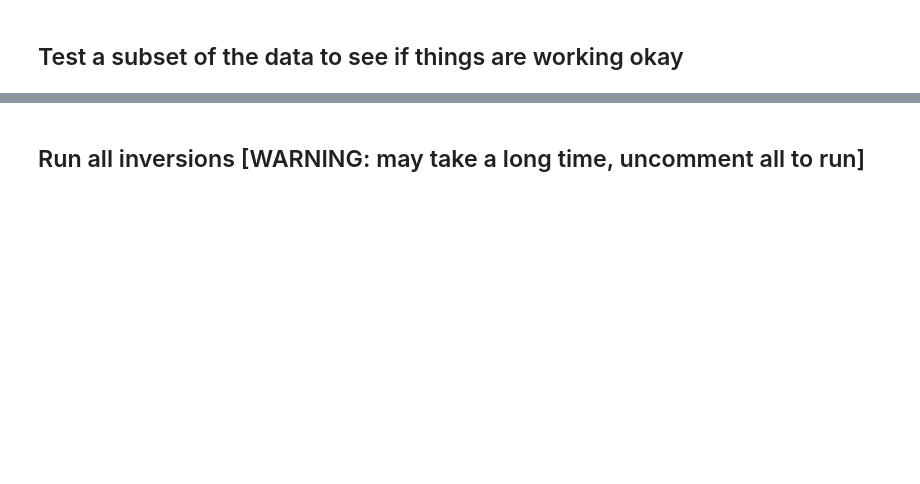
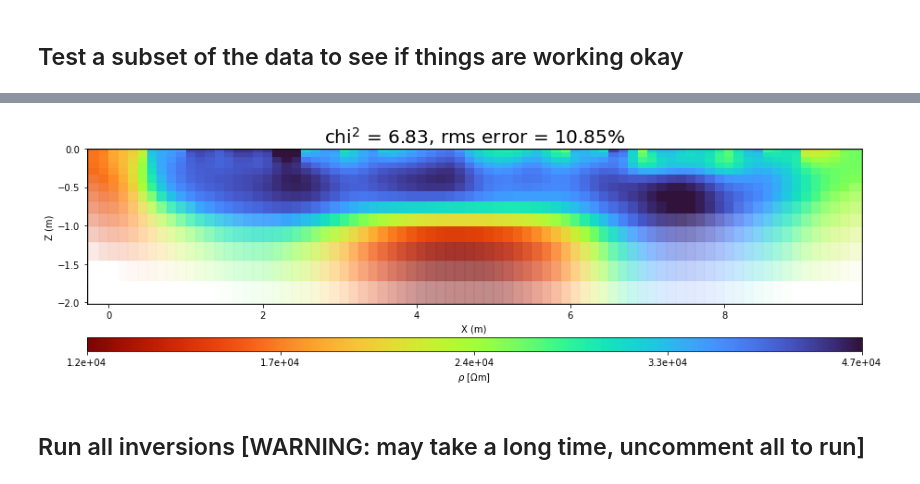
Before and after one commit to teddiherring/permafrost-data-processing, a Jupyter notebook: data_processing_AERT.ipynb, the cells around one changed output, grey strips where cells are left out. Saved outputs shown, nothing was run; the diff lists cells and outputs as text; code cells hidden in the pictures; blank space fills up the shorter version.

Commit message:
added time-lapse inversion and gridded model

```diff
--- a/data_processing_AERT.ipynb
+++ b/data_processing_AERT.ipynb
@@ -610,0 +546,80 @@ ABORT: too many data points filtered from 22.06.2019 12:00:00. Data not inverted
+# %%
+# load data (separated into electrodes and data file for convenience)
+
+data_in = pd.read_csv('data_AERT/craterlake_data.txt',sep='\t')
+
+
+# choose some random datasets...
+
+# import random
+
+# n_tests = 5
+
+# test_i = []
+# for i in range(n_tests):
+#     test_i.append(random.randint(0, n_surveys))
+
+# test_i = np.sort(test_i)
+
+
+# ... or test a couple specific datasets
+
+test_i = [339,543]
+
+# 339 has a few data points removed
+# 543 is where it crashed last time, due to too many data points removed
+
+
+# make dictionary to store results
+
+ert_all = dict.fromkeys(['rho_s','sens','survey_name','rms'])
+
+for j in range(0,len(test_i)):
+
+    data = pg.DataContainerERT()
+
+    for k in range(0,len(E)):
+        data.createSensor([E[k], 0.0]) # 2D, no topography
+
+    cf = []
+    for k in range(0,len(A)):
+        cf.append([A[k]-1,B[k]-1,M[k]-1,N[k]-1])
+
+    for k in range(0,len(A)):
+        data.createFourPointData(k, *map(int, cf[k]))
+
+    i = test_i[j]
+
+    filename = data_in.iloc[i*n_lines]['U0(mV)'][0:10] + ' ' + data_in.iloc[i*n_lines]['U90(mV)'][0:8] # use date and time to ID surveys
+
+    data['err'] = np.array(data_in['errorU0(%)'].iloc[(i*n_lines)+3:(i+1)*n_lines].astype(float))
+    data['u'] = np.array(data_in['U0(mV)'].iloc[(i*n_lines)+3:(i+1)*n_lines].astype(float)/1000)
+    data['i'] = np.array(data_in['I(mA)'].iloc[(i*n_lines)+3:(i+1)*n_lines].astype(float)/1000)
+
+    grid = pg.createGrid(
+        x=xlocs,
+        y=ylocs,
+        marker=1,
+        worldBoundaryMarker=True
+    )
+
+    mgr, ert_inv = process_ERT_data(
+        data_raw = data,
+        survey_name = filename,
+        mesh=grid, # for unstructured mesh, can just say mesh=None
+        start_model=None, # set to None for no temporal constraint
+        plotdata=True,
+        plotmodel=True,
+        plotmisfit=False)
+
+    if ert_inv == None:
+        pass
+    else:
+        if ert_all['rho_s']==None:
+            ert_all = ert_inv
+        else:
+            ert_all = {key: ert_all[key] + ert_inv[key] for key in ert_all}
+
+
+ert_all = pd.DataFrame.from_dict(ert_all)
+# %% [output]
@@ -611,3 +635,4 @@ ABORT: too many data points filtered from 22.06.2019 12:00:00. Data not inverted
+[figure, added]
 # %% [markdown]
 ## Run all inversions [WARNING: may take a long time, uncomment all to run]
 # %%
```
Also changed, not shown: parts of 18 cells of this notebook.
